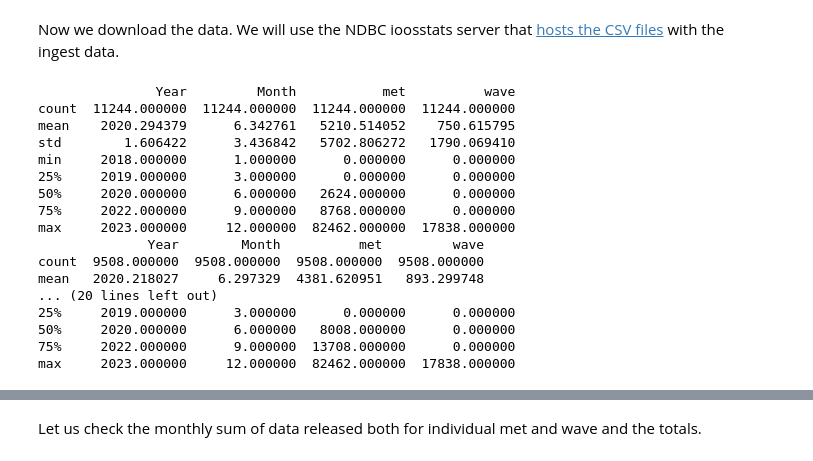
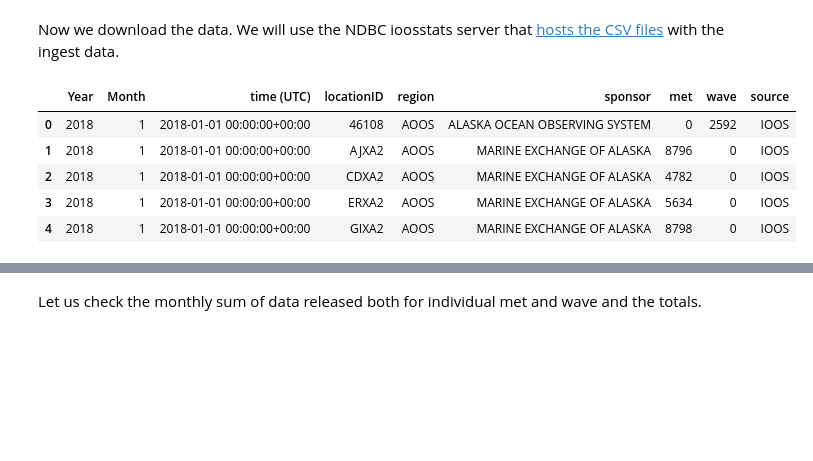
Before and after one commit to ioos/ioos_metrics, a Jupyter notebook: GTS_Totals_weather_act.ipynb, the cells around one changed output, grey strips where cells are left out. Drawn from its saved outputs; the diff is of its cells as text; code cells hidden in the pictures; blank space fills up the shorter version.

```diff
--- a/GTS_Totals_weather_act.ipynb
+++ b/GTS_Totals_weather_act.ipynb
@@ -34,43 +34,26 @@ Now we download the data. We will use the NDBC ioosstats server that [hosts the
 # %%
 import pandas as pd
 
 
 url_ioos = 'https://erddap.ioos.us/erddap/tabledap/gts_regional_statistics.csvp'
 df_ioos = pd.read_csv(url_ioos,parse_dates=[2])
 df_ioos['source'] = 'IOOS'
 
 url_ndbc = 'https://erddap.ioos.us/erddap/tabledap/gts_ndbc_statistics.csvp'
 df_ndbc = pd.read_csv(url_ndbc,parse_dates=[2])
 df_ndbc['source'] = 'NDBC'
 
 url_nonndbc = 'https://erddap.ioos.us/erddap/tabledap/gts_non_ndbc_statistics.csvp'
 df_nonndbc = pd.read_csv(url_nonndbc,parse_dates=[2])
 df_nonndbc['source'] = 'non-NDBC'
 
 df_out = pd.concat([df_ioos,df_ndbc,df_nonndbc])
 
-print(df_ioos.describe())
-
-print(df_ndbc.describe())
-
-print(df_nonndbc.describe())
-
-print(df_out.describe())
+df_out.head()
 # %% [output]
-               Year         Month           met          wave
-count  11244.000000  11244.000000  11244.000000  11244.000000
-mean    2020.294379      6.342761   5210.514052    750.615795
-std        1.606422      3.436842   5702.806272   1790.069410
-min     2018.000000      1.000000      0.000000      0.000000
-25%     2019.000000      3.000000      0.000000      0.000000
-50%     2020.000000      6.000000   2624.000000      0.000000
-75%     2022.000000      9.000000   8768.000000      0.000000
-max     2023.000000     12.000000  82462.000000  17838.000000
-              Year        Month          met         wave
-count  9508.000000  9508.000000  9508.000000  9508.000000
-mean   2020.218027     6.297329  4381.620951   893.299748
-... (20 lines left out)
-25%     2019.000000      3.000000      0.000000      0.000000
-50%     2020.000000      6.000000   8008.000000      0.000000
-75%     2022.000000      9.000000  13708.000000      0.000000
-max     2023.000000     12.000000  82462.000000  17838.000000
+|  | Year | Month | time (UTC) | locationID | region | sponsor | met | wave | source |
+| 0 | 2018 | 1 | 2018-01-01 00:00:00+00:00 | 46108 | AOOS | ALASKA OCEAN OBSERVING SYSTEM | 0 | 2592 | IOOS |
+| 1 | 2018 | 1 | 2018-01-01 00:00:00+00:00 | AJXA2 | AOOS | MARINE EXCHANGE OF ALASKA | 8796 | 0 | IOOS |
+| 2 | 2018 | 1 | 2018-01-01 00:00:00+00:00 | CDXA2 | AOOS | MARINE EXCHANGE OF ALASKA | 4782 | 0 | IOOS |
+| 3 | 2018 | 1 | 2018-01-01 00:00:00+00:00 | ERXA2 | AOOS | MARINE EXCHANGE OF ALASKA | 5634 | 0 | IOOS |
+| 4 | 2018 | 1 | 2018-01-01 00:00:00+00:00 | GIXA2 | AOOS | MARINE EXCHANGE OF ALASKA | 8798 | 0 | IOOS |
```
Also changed, not shown: parts of 4 cells of this notebook.
